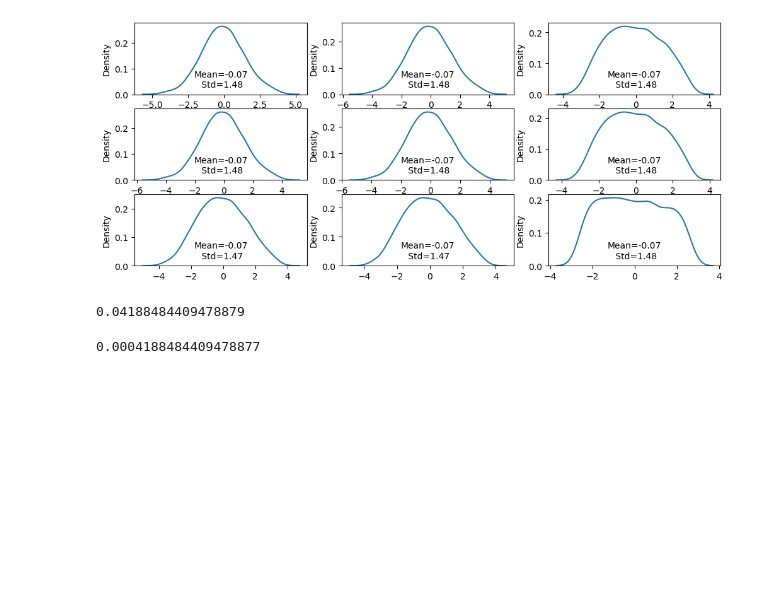
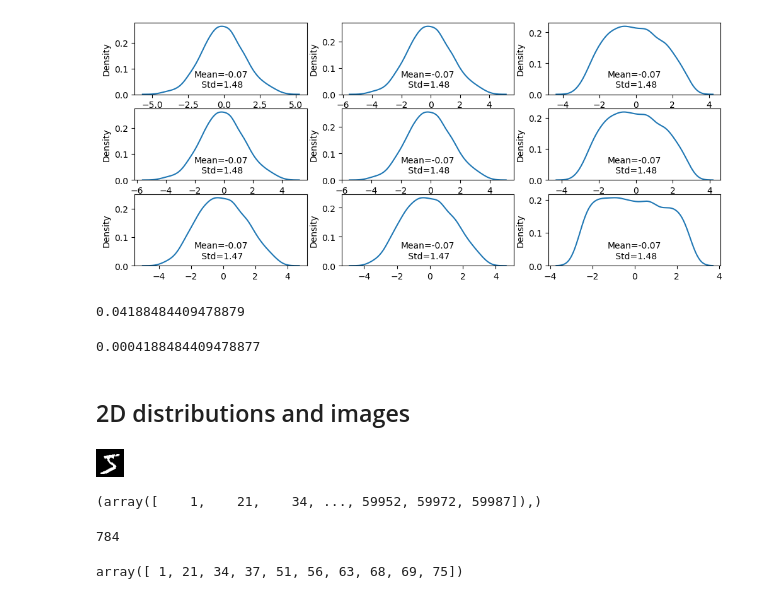
Before and after one commit to jacobf18/Dist-NN, a Jupyter notebook: nearest_neighbors.ipynb, the cells around one changed output. Saved outputs shown, nothing was run; the diff lists cells and outputs as text; code cells hidden in the pictures; blank space fills up the shorter version.

```diff
--- a/nearest_neighbors.ipynb
+++ b/nearest_neighbors.ipynb
@@ -603,3 +683,24 @@ dissim(get_col(data_table, 0), get_col(data_table, 2))
 dissim(get_col(data_table, 0), get_col(data_table, 1))
 # %% [output]
 0.0004188484409478877
+# %% [markdown]
+## 2D distributions and images
+# %%
+import mnist
+import gurobipy as gp
+
+def cost(i,j):
+    row_1 = j % 28
+    col_1 = j // 28
+    row_2 = i % 28
+    col_2 = i // 28
+
+    return ((row_1 - row_2) ** 2) + ((col_1 - col_2) ** 2)
+
+x_train, t_train, x_test, t_test = mnist.load()
+# %%
+from PIL import Image
+
+Image.fromarray(x_train[0,:].reshape(28,28))
+# %% [output]
+[figure, added]
@@ -605,0 +709,17 @@ dissim(get_col(data_table, 0), get_col(data_table, 1))
+# %%
+np.where(t_train == 0)
+# %% [output]
+(array([    1,    21,    34, ..., 59952, 59972, 59987]),)
+# %%
+from scipy.optimize import linear_sum_assignment
+cost_mat = np.zeros(784,784)
+for i, j in product(range(784), range(784)):
+    cost_mat[i,j] = cost(i,j)
+
+def wasserstein_imgs(img1, img2, cost_mat):
+    """
+    Here, we assume they are both 28x28 normalized images
+    in flattened format.
+    """
+# %% [output]
+784
@@ -605,0 +729,4 @@ dissim(get_col(data_table, 0), get_col(data_table, 1))
+# %%
+np.where(t_train == 0)[0][:10]
+# %% [output]
+array([ 1, 21, 34, 37, 51, 56, 63, 68, 69, 75])
```
Also changed, not shown: parts of 49 cells of this notebook, 2 other files.
